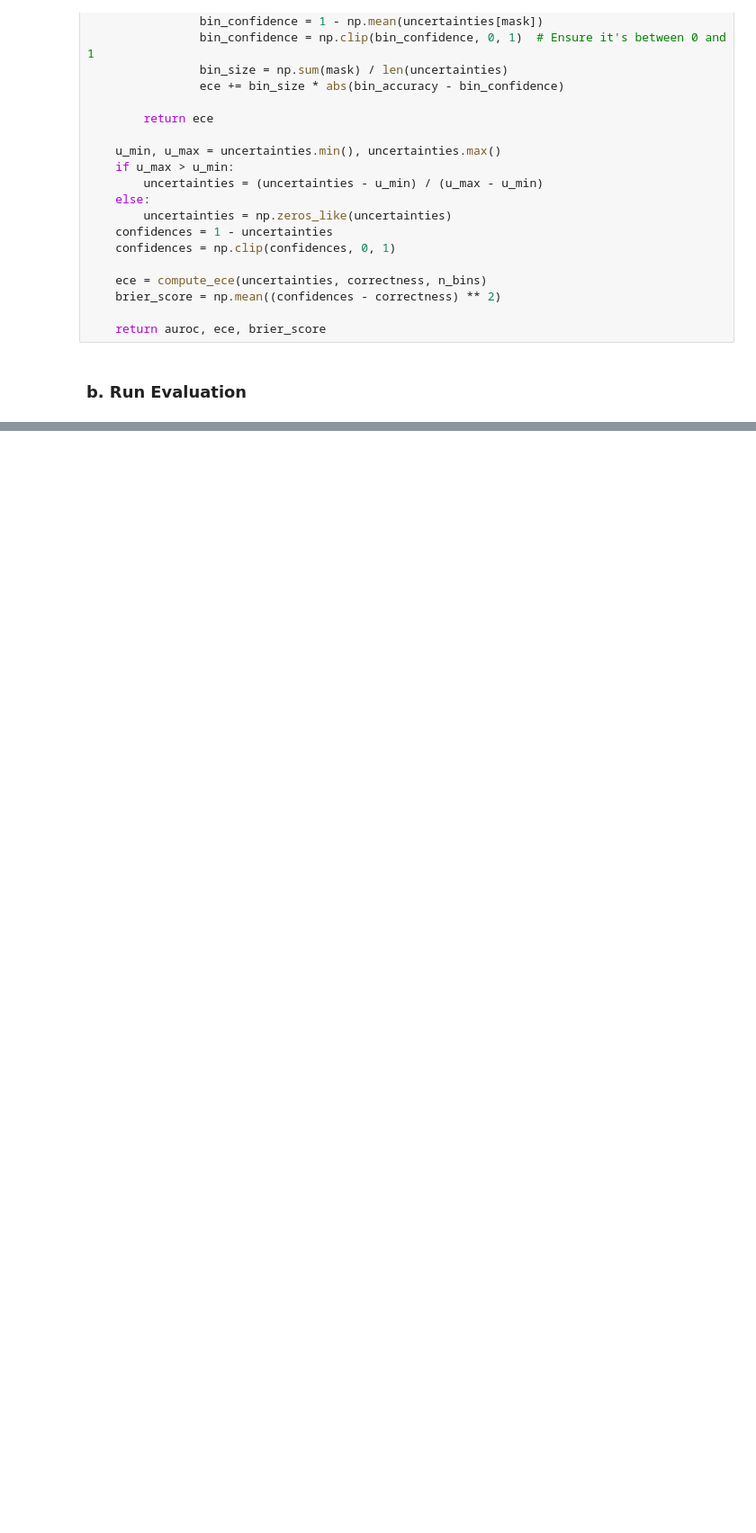
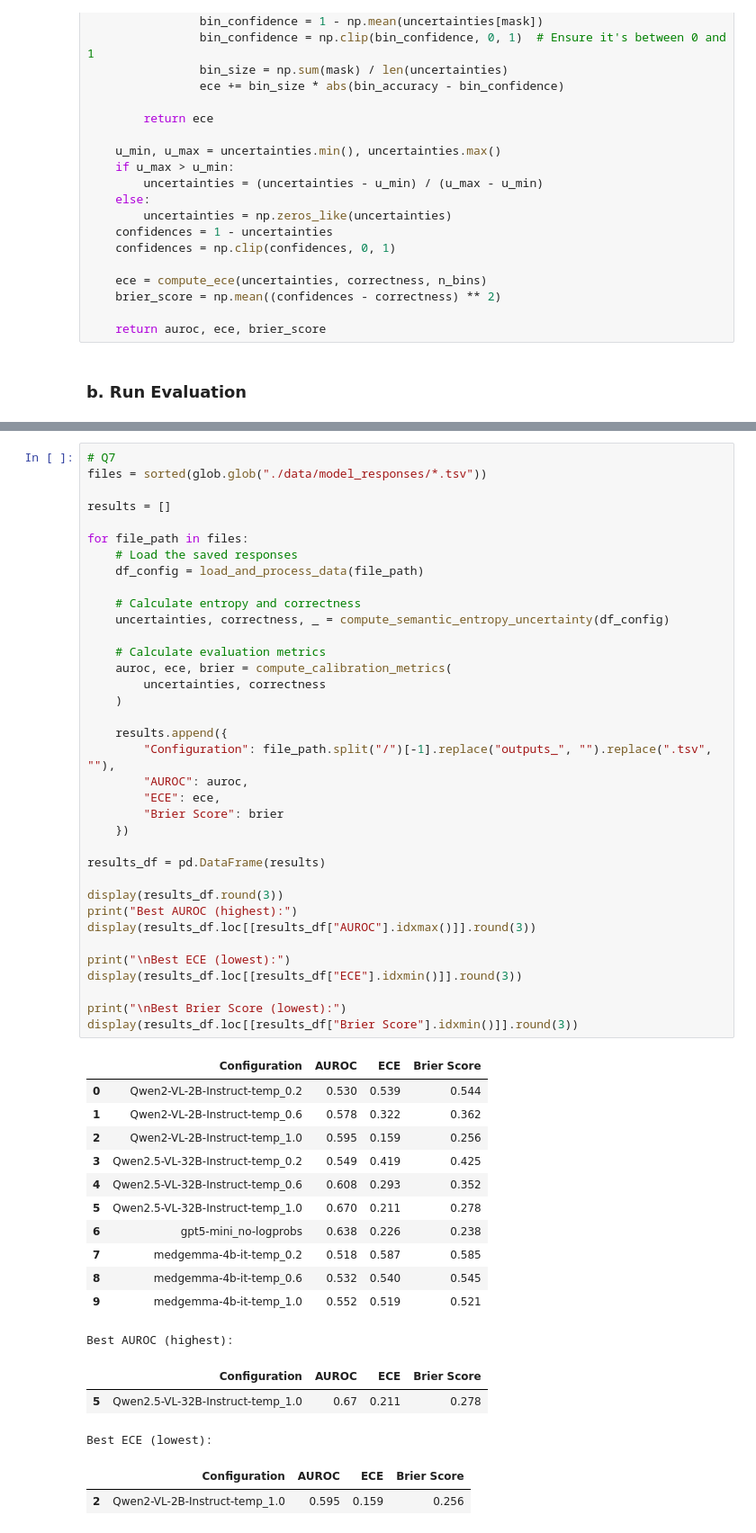
Before and after one commit to JoelvdR/medicalAI, a Jupyter notebook: Group15_[MAM11A_2026]_V&L_Practicum_Uncertainty_Final.ipynb, the cells around one changed output, grey strips where cells are left out. Shown at 90% size. Cells and saved outputs as stored; diff of their text form; blank space fills up the shorter version.

```diff
--- a/Group15_[MAM11A_2026]_V&L_Practicum_Uncertainty_Final.ipynb
+++ b/Group15_[MAM11A_2026]_V&L_Practicum_Uncertainty_Final.ipynb
@@ -831,0 +932,54 @@ print(f" * Brier Score: {brier_score:.3f}")
+# %%
+# Q7
+files = sorted(glob.glob("./data/model_responses/*.tsv"))
+
+results = []
+
+for file_path in files:
+    # Load the saved responses
+    df_config = load_and_process_data(file_path)
+
+    # Calculate entropy and correctness
+    uncertainties, correctness, _ = compute_semantic_entropy_uncertainty(df_config)
+
+    # Calculate evaluation metrics
+    auroc, ece, brier = compute_calibration_metrics(
+        uncertainties, correctness
+    )
+
+    results.append({
+        "Configuration": file_path.split("/")[-1].replace("outputs_", "").replace(".tsv", ""),
+        "AUROC": auroc,
+        "ECE": ece,
+        "Brier Score": brier
+    })
+
+results_df = pd.DataFrame(results)
+
+display(results_df.round(3))
+print("Best AUROC (highest):")
+display(results_df.loc[[results_df["AUROC"].idxmax()]].round(3))
+
+print("\nBest ECE (lowest):")
+display(results_df.loc[[results_df["ECE"].idxmin()]].round(3))
+
+print("\nBest Brier Score (lowest):")
+display(results_df.loc[[results_df["Brier Score"].idxmin()]].round(3))
+# %% [output]
+|  | Configuration | AUROC | ECE | Brier Score |
+| 0 | Qwen2-VL-2B-Instruct-temp_0.2 | 0.530 | 0.539 | 0.544 |
+| 1 | Qwen2-VL-2B-Instruct-temp_0.6 | 0.578 | 0.322 | 0.362 |
+| 2 | Qwen2-VL-2B-Instruct-temp_1.0 | 0.595 | 0.159 | 0.256 |
+| 3 | Qwen2.5-VL-32B-Instruct-temp_0.2 | 0.549 | 0.419 | 0.425 |
+| 4 | Qwen2.5-VL-32B-Instruct-temp_0.6 | 0.608 | 0.293 | 0.352 |
+| 5 | Qwen2.5-VL-32B-Instruct-temp_1.0 | 0.670 | 0.211 | 0.278 |
+| 6 | gpt5-mini_no-logprobs | 0.638 | 0.226 | 0.238 |
+| 7 | medgemma-4b-it-temp_0.2 | 0.518 | 0.587 | 0.585 |
+| 8 | medgemma-4b-it-temp_0.6 | 0.532 | 0.540 | 0.545 |
+| 9 | medgemma-4b-it-temp_1.0 | 0.552 | 0.519 | 0.521 |
+Best AUROC (highest):
+|  | Configuration | AUROC | ECE | Brier Score |
+| 5 | Qwen2.5-VL-32B-Instruct-temp_1.0 | 0.67 | 0.211 | 0.278 |
+Best ECE (lowest):
+|  | Configuration | AUROC | ECE | Brier Score |
+| 2 | Qwen2-VL-2B-Instruct-temp_1.0 | 0.595 | 0.159 | 0.256 |
```
Also changed, not shown: parts of 6 cells of this notebook.
